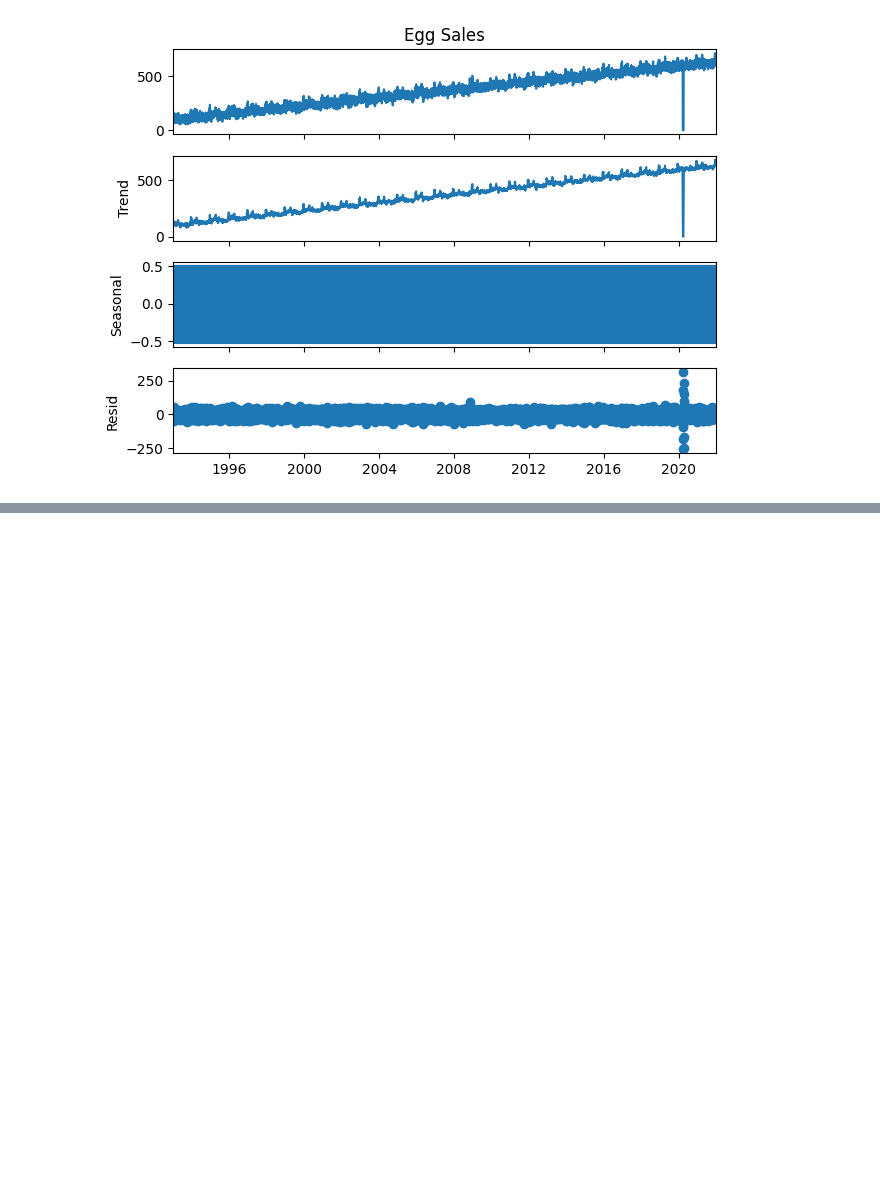
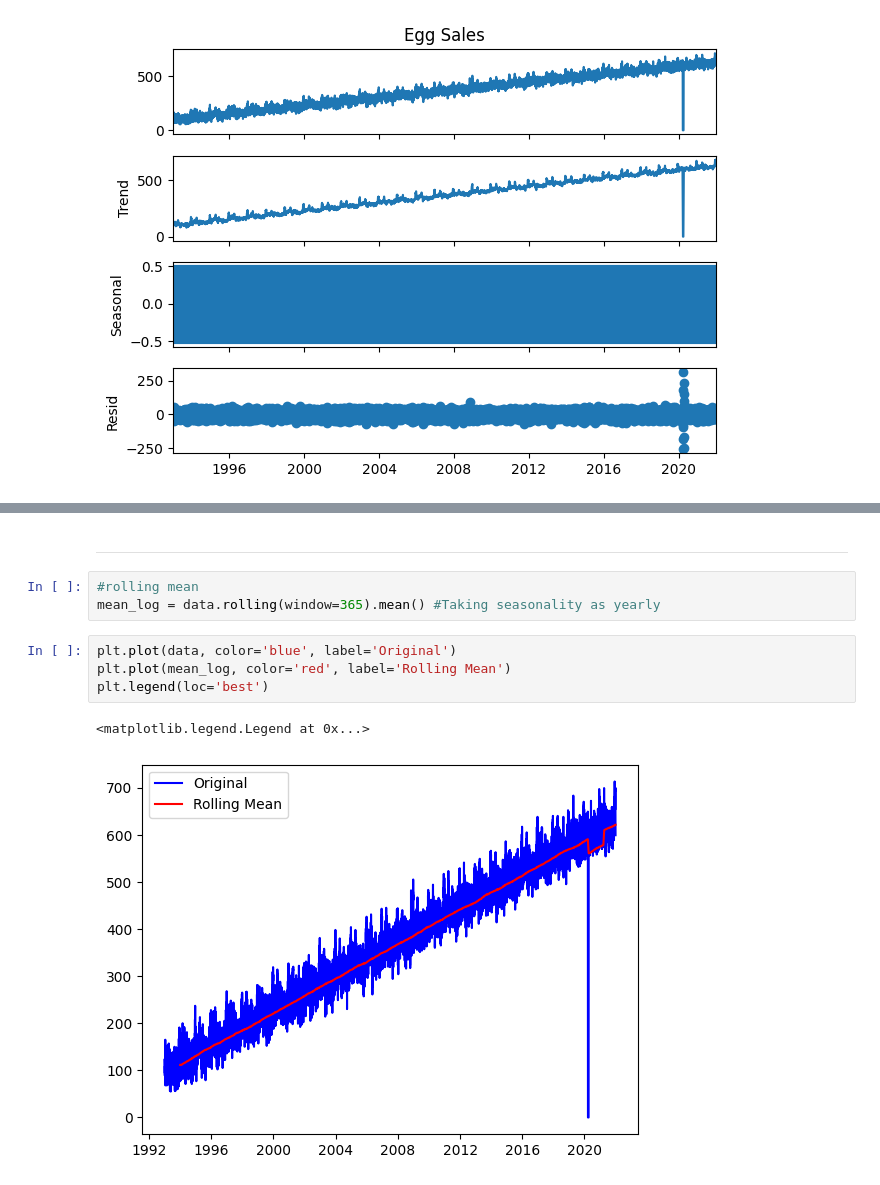
Before and after one commit to rohit-singh08/Kaggle-dumps, a Jupyter notebook: egg-price-prediction.ipynb, the cells around one changed output, grey strips where cells are left out. Drawn from its saved outputs; the diff is of its cells as text; blank space fills up the shorter version.

```diff
--- a/egg-price-prediction.ipynb
+++ b/egg-price-prediction.ipynb
@@ -103,0 +147,12 @@ decompose_result.plot()
+# %% [markdown]
+---------------------------------------
+# %%
+#rolling mean
+mean_log = data.rolling(window=365).mean() #Taking seasonality as yearly
+# %%
+plt.plot(data, color='blue', label='Original')
+plt.plot(mean_log, color='red', label='Rolling Mean')
+plt.legend(loc='best')
+# %% [output]
+<matplotlib.legend.Legend at 0x...>
+[figure, added]
```
Also changed, not shown: parts of 33 cells of this notebook.
